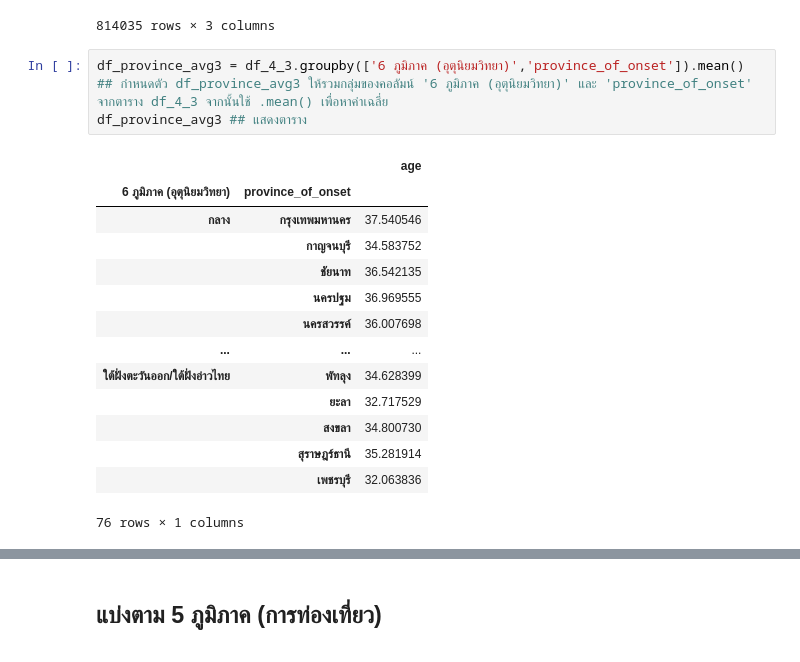
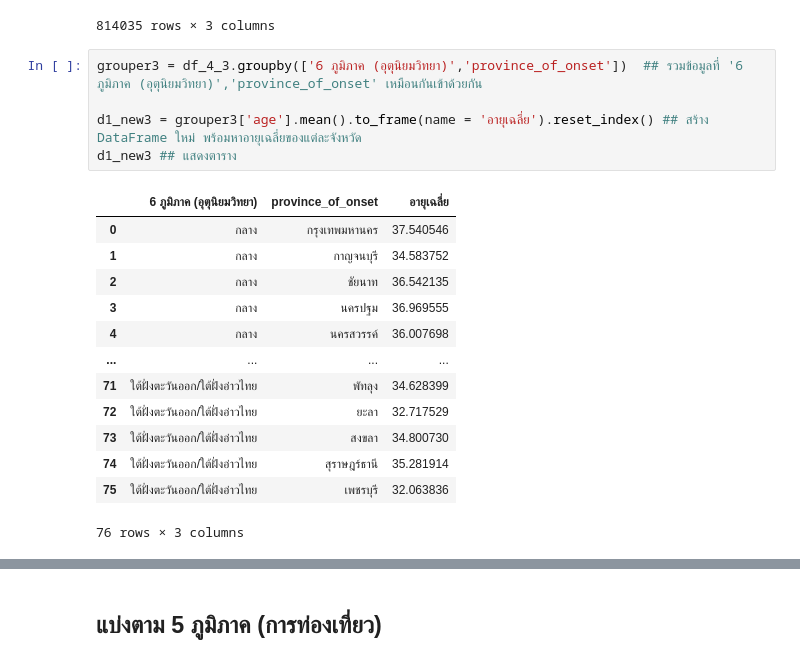
Before and after one commit to ThanikPimpiban/data_viz_2022, a Jupyter notebook: BasicPython&DataViz_midterm2022.ipynb, the cells around one changed output, grey strips where cells are left out. Saved outputs shown, nothing was run; the diff lists cells and outputs as text.

```diff
--- a/BasicPython&DataViz_midterm2022.ipynb
+++ b/BasicPython&DataViz_midterm2022.ipynb
@@ -842,20 +878,21 @@ df_4_3 ## แสดงตาราง
 | 814034 | 50.0 | ตรัง | ใต้ฝั่งตะวันตก/ใต้ฝั่งอันดามัน |
 814035 rows × 3 columns
 # %%
-df_province_avg3 = df_4_3.groupby(['6 ภูมิภาค (อุตุนิยมวิทยา)','province_of_onset']).mean() ## กำหนดตัว df_province_avg3 ให้รวมกลุ่มของคอลัมน์ '6 ภูมิภาค (อุตุนิยมวิทยา)' และ 'province_of_onset' จากตาราง df_4_3 จากนั้นใช้ .mean() เพื่อหาค่าเฉลี่ย
-df_province_avg3 ## แสดงตาราง
+grouper3 = df_4_3.groupby(['6 ภูมิภาค (อุตุนิยมวิทยา)','province_of_onset'])  ## รวมข้อมูลที่ '6 ภูมิภาค (อุตุนิยมวิทยา)','province_of_onset' เหมือนกันเข้าด้วยกัน
+
+d1_new3 = grouper3['age'].mean().to_frame(name = 'อายุเฉลี่ย').reset_index() ## สร้าง DataFrame ใหม่ พร้อมหาอายุเฉลี่ยของแต่ละจังหวัด
+d1_new3 ## แสดงตาราง
 # %% [output]
-|  |  | age |
-| 6 ภูมิภาค (อุตุนิยมวิทยา) | province_of_onset |  |
-| กลาง | กรุงเทพมหานคร | 37.540546 |
-|  | กาญจนบุรี | 34.583752 |
-|  | ชัยนาท | 36.542135 |
-|  | นครปฐม | 36.969555 |
-|  | นครสวรรค์ | 36.007698 |
-| ... | ... | ... |
-| ใต้ฝั่งตะวันออก/ใต้ฝั่งอ่าวไทย | พัทลุง | 34.628399 |
-|  | ยะลา | 32.717529 |
-|  | สงขลา | 34.800730 |
-|  | สุราษฎร์ธานี | 35.281914 |
-|  | เพชรบุรี | 32.063836 |
+|  | 6 ภูมิภาค (อุตุนิยมวิทยา) | province_of_onset | อายุเฉลี่ย |
+| 0 | กลาง | กรุงเทพมหานคร | 37.540546 |
+| 1 | กลาง | กาญจนบุรี | 34.583752 |
+| 2 | กลาง | ชัยนาท | 36.542135 |
+| 3 | กลาง | นครปฐม | 36.969555 |
+| 4 | กลาง | นครสวรรค์ | 36.007698 |
+| ... | ... | ... | ... |
+| 71 | ใต้ฝั่งตะวันออก/ใต้ฝั่งอ่าวไทย | พัทลุง | 34.628399 |
+| 72 | ใต้ฝั่งตะวันออก/ใต้ฝั่งอ่าวไทย | ยะลา | 32.717529 |
+| 73 | ใต้ฝั่งตะวันออก/ใต้ฝั่งอ่าวไทย | สงขลา | 34.800730 |
+| 74 | ใต้ฝั่งตะวันออก/ใต้ฝั่งอ่าวไทย | สุราษฎร์ธานี | 35.281914 |
+| 75 | ใต้ฝั่งตะวันออก/ใต้ฝั่งอ่าวไทย | เพชรบุรี | 32.063836 |
-76 rows × 1 columns
+76 rows × 3 columns
```
Also changed, not shown: parts of 22 cells of this notebook.
